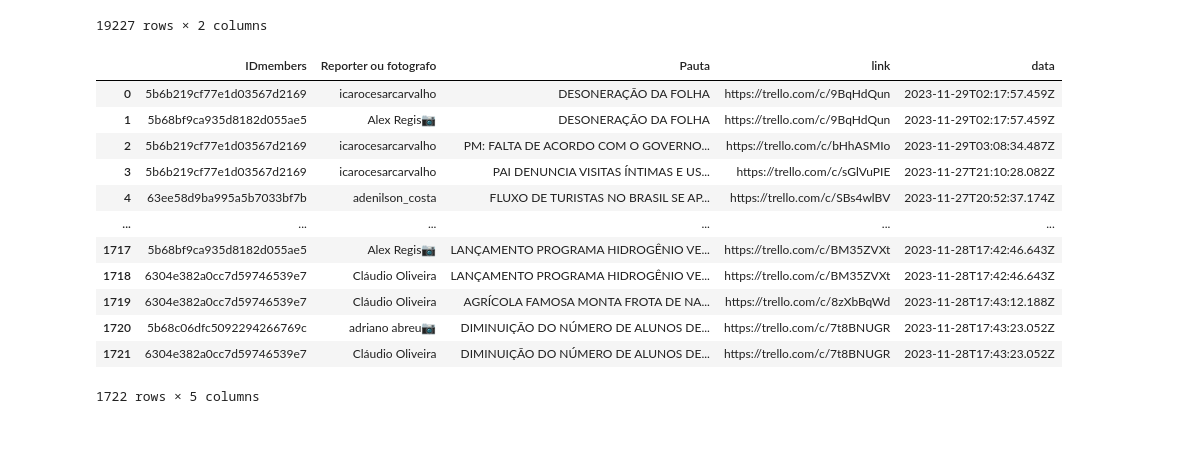
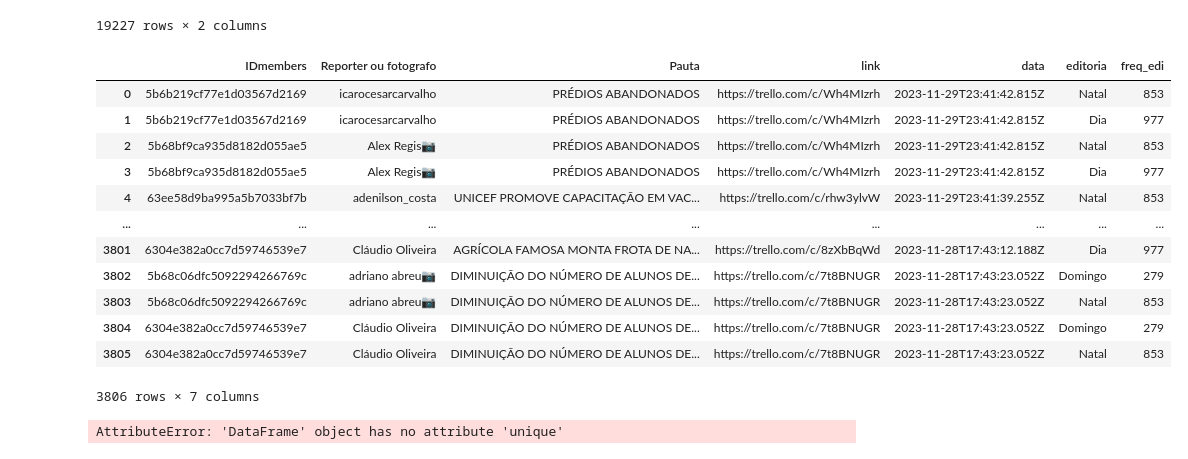
Before and after one commit to alisson002/Dashboard-TN, a Jupyter notebook: graficosPython.ipynb, the cells around one changed output. Saved outputs shown, nothing was run; the diff lists cells and outputs as text; code cells hidden in the pictures.

Commit message:
adicionando gráficos e dfs do impresso

```diff
--- a/graficosPython.ipynb
+++ b/graficosPython.ipynb
@@ -508,33 +523,33 @@ fotografos_edi
 # %%
 import pygal
 import pandas as pd
 import streamlit as st
 
 # Raios para os gráficos de rosca
 raio_interno = 0.7
 raio_half = 0.2
 
 '''RECEBENDO OS DF'''
 # Recebe a tabela com as notícias do impresso
 # low_memory=False por a tabela ser grande
-df_noticias_impresso = pd.read_csv('tabelas/impresso/dados_impresso.csv', low_memory=False)
-
-# Recebe a tabela com as notícias do impresso
-# low_memory=False por a tabela ser grande
 df_editorias_impresso = pd.read_csv('tabelas/impresso/EDI_impresso.csv', low_memory=False)
 
-df_noticias_impresso
+df_editorias_impresso
 # %% [output]
-|  | IDmembers | Reporter ou fotografo | Pauta | link | data |
-| 0 | 5b6b219cf77e1d03567d2169 | icarocesarcarvalho | DESONERAÇÃO DA FOLHA | https://trello.com/c/9BqHdQun | 2023-11-29T02:17:57.459Z |
-| 1 | 5b68bf9ca935d8182d055ae5 | Alex Regis📷 | DESONERAÇÃO DA FOLHA | https://trello.com/c/9BqHdQun | 2023-11-29T02:17:57.459Z |
-| 2 | 5b6b219cf77e1d03567d2169 | icarocesarcarvalho | PM: FALTA DE ACORDO COM O GOVERNO... | https://trello.com/c/bHhASMIo | 2023-11-29T03:08:34.487Z |
-| 3 | 5b6b219cf77e1d03567d2169 | icarocesarcarvalho | PAI DENUNCIA VISITAS ÍNTIMAS E US... | https://trello.com/c/sGlVuPIE | 2023-11-27T21:10:28.082Z |
-| 4 | 63ee58d9ba995a5b7033bf7b | adenilson_costa | FLUXO DE TURISTAS NO BRASIL SE AP... | https://trello.com/c/SBs4wlBV | 2023-11-27T20:52:37.174Z |
-| ... | ... | ... | ... | ... | ... |
-| 1717 | 5b68bf9ca935d8182d055ae5 | Alex Regis📷 | LANÇAMENTO PROGRAMA HIDROGÊNIO VE... | https://trello.com/c/BM35ZVXt | 2023-11-28T17:42:46.643Z |
-| 1718 | 6304e382a0cc7d59746539e7 | Cláudio Oliveira | LANÇAMENTO PROGRAMA HIDROGÊNIO VE... | https://trello.com/c/BM35ZVXt | 2023-11-28T17:42:46.643Z |
-| 1719 | 6304e382a0cc7d59746539e7 | Cláudio Oliveira | AGRÍCOLA FAMOSA MONTA FROTA DE NA... | https://trello.com/c/8zXbBqWd | 2023-11-28T17:43:12.188Z |
-| 1720 | 5b68c06dfc5092294266769c | adriano abreu📷 | DIMINUIÇÃO DO NÚMERO DE ALUNOS DE... | https://trello.com/c/7t8BNUGR | 2023-11-28T17:43:23.052Z |
-| 1721 | 6304e382a0cc7d59746539e7 | Cláudio Oliveira | DIMINUIÇÃO DO NÚMERO DE ALUNOS DE... | https://trello.com/c/7t8BNUGR | 2023-11-28T17:43:23.052Z |
+|  | IDmembers | Reporter ou fotografo | Pauta | link | data | editoria | freq_edi |
+| 0 | 5b6b219cf77e1d03567d2169 | icarocesarcarvalho | PRÉDIOS ABANDONADOS | https://trello.com/c/Wh4MIzrh | 2023-11-29T23:41:42.815Z | Natal | 853 |
+| 1 | 5b6b219cf77e1d03567d2169 | icarocesarcarvalho | PRÉDIOS ABANDONADOS | https://trello.com/c/Wh4MIzrh | 2023-11-29T23:41:42.815Z | Dia | 977 |
+| 2 | 5b68bf9ca935d8182d055ae5 | Alex Regis📷 | PRÉDIOS ABANDONADOS | https://trello.com/c/Wh4MIzrh | 2023-11-29T23:41:42.815Z | Natal | 853 |
+| 3 | 5b68bf9ca935d8182d055ae5 | Alex Regis📷 | PRÉDIOS ABANDONADOS | https://trello.com/c/Wh4MIzrh | 2023-11-29T23:41:42.815Z | Dia | 977 |
+| 4 | 63ee58d9ba995a5b7033bf7b | adenilson_costa | UNICEF PROMOVE CAPACITAÇÃO EM VAC... | https://trello.com/c/rhw3ylvW | 2023-11-29T23:41:39.255Z | Natal | 853 |
+| ... | ... | ... | ... | ... | ... | ... | ... |
+| 3801 | 6304e382a0cc7d59746539e7 | Cláudio Oliveira | AGRÍCOLA FAMOSA MONTA FROTA DE NA... | https://trello.com/c/8zXbBqWd | 2023-11-28T17:43:12.188Z | Dia | 977 |
+| 3802 | 5b68c06dfc5092294266769c | adriano abreu📷 | DIMINUIÇÃO DO NÚMERO DE ALUNOS DE... | https://trello.com/c/7t8BNUGR | 2023-11-28T17:43:23.052Z | Domingo | 279 |
+| 3803 | 5b68c06dfc5092294266769c | adriano abreu📷 | DIMINUIÇÃO DO NÚMERO DE ALUNOS DE... | https://trello.com/c/7t8BNUGR | 2023-11-28T17:43:23.052Z | Natal | 853 |
+| 3804 | 6304e382a0cc7d59746539e7 | Cláudio Oliveira | DIMINUIÇÃO DO NÚMERO DE ALUNOS DE... | https://trello.com/c/7t8BNUGR | 2023-11-28T17:43:23.052Z | Domingo | 279 |
+| 3805 | 6304e382a0cc7d59746539e7 | Cláudio Oliveira | DIMINUIÇÃO DO NÚMERO DE ALUNOS DE... | https://trello.com/c/7t8BNUGR | 2023-11-28T17:43:23.052Z | Natal | 853 |
-1722 rows × 5 columns
+3806 rows × 7 columns
+# %%
+df_editorias_impresso[['editoria','freq_edi']].reset_index()
+# %% [output]
+AttributeError: 'DataFrame' object has no attribute 'unique'
```
Also changed, not shown: parts of 2 cells of this notebook, 9 other files.
